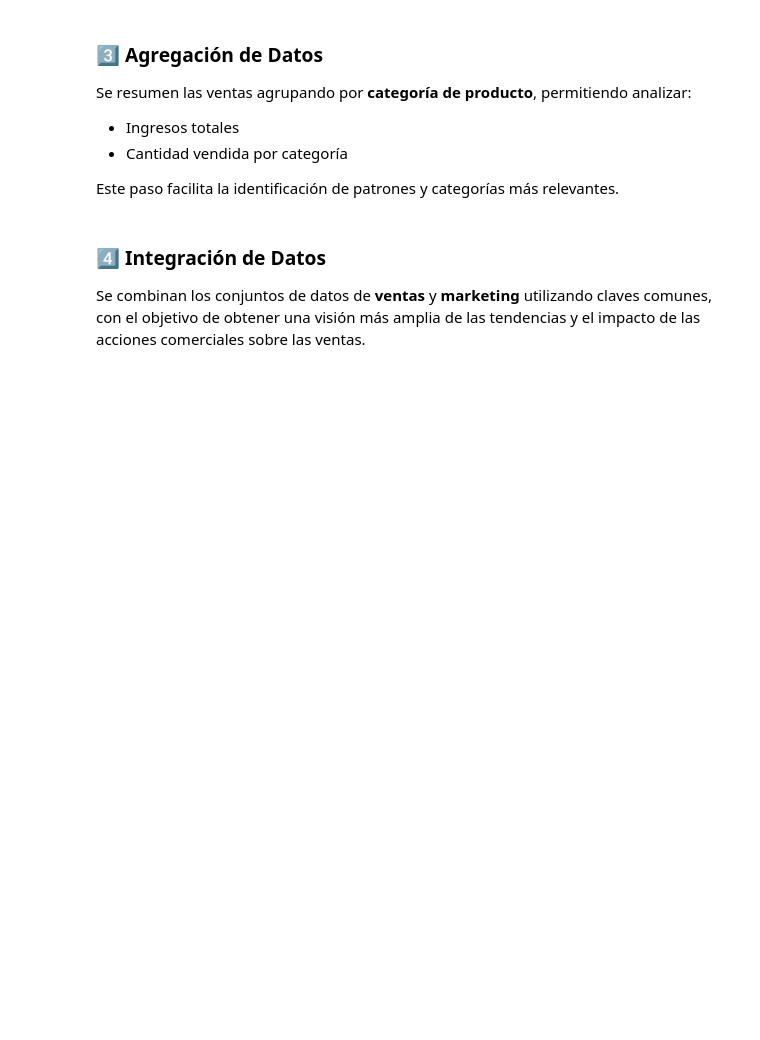
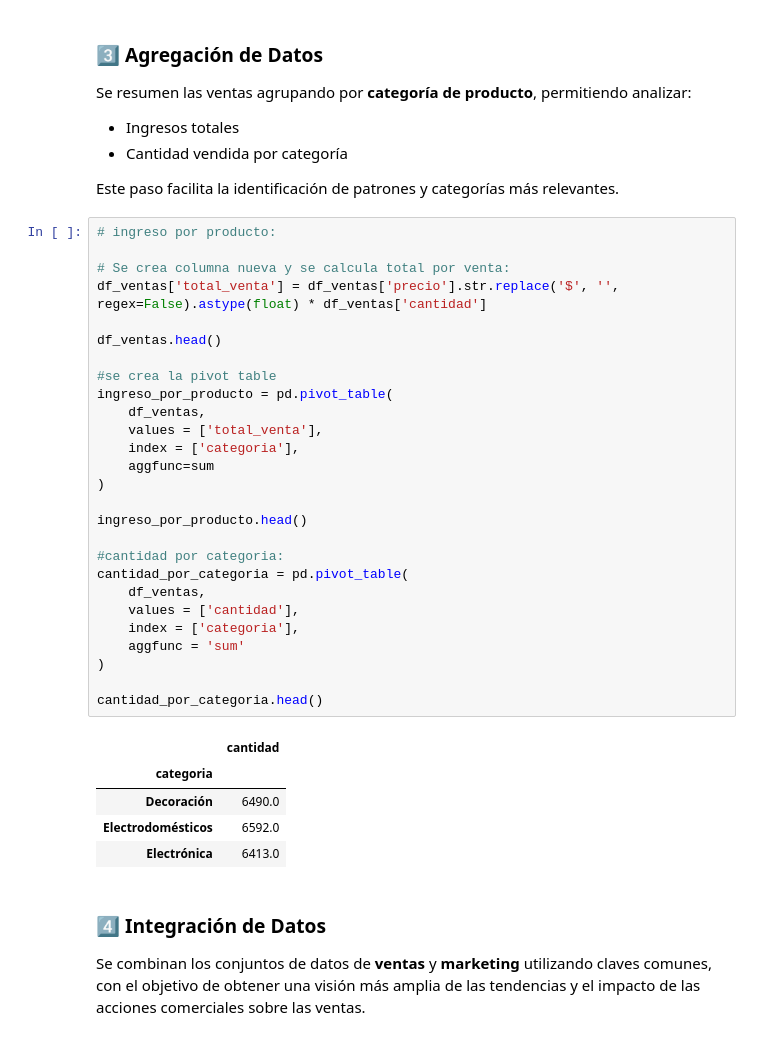
Before and after one commit to leaezequiel/entrega_tp, a Jupyter notebook: proyecto.ipynb, the cells around one changed output. Cells and saved outputs as stored; diff of their text form; blank space fills up the shorter version.

```diff
--- a/proyecto.ipynb
+++ b/proyecto.ipynb
@@ -142,6 +183,39 @@ Se resumen las ventas agrupando por **categoría de producto**, permitiendo anal
 - Cantidad vendida por categoría
 
 Este paso facilita la identificación de patrones y categorías más relevantes.
+# %%
+# ingreso por producto:
+
+# Se crea columna nueva y se calcula total por venta:
+df_ventas['total_venta'] = df_ventas['precio'].str.replace('$', '', regex=False).astype(float) * df_ventas['cantidad']
+
+df_ventas.head()
+
+#se crea la pivot table
+ingreso_por_producto = pd.pivot_table(
+    df_ventas,
+    values = ['total_venta'],
+    index = ['categoria'],
+    aggfunc=sum
+)
+
+ingreso_por_producto.head()
+
+#cantidad por categoria:
+cantidad_por_categoria = pd.pivot_table(
+    df_ventas,
+    values = ['cantidad'],
+    index = ['categoria'],
+    aggfunc = 'sum'
+)
+
+cantidad_por_categoria.head()
+# %% [output]
+|  | cantidad |
+| categoria |  |
+| Decoración | 6490.0 |
+| Electrodomésticos | 6592.0 |
+| Electrónica | 6413.0 |
 # %% [markdown]
 
 ### 4️⃣ Integración de Datos
```
Also changed, not shown: parts of 7 cells of this notebook.
